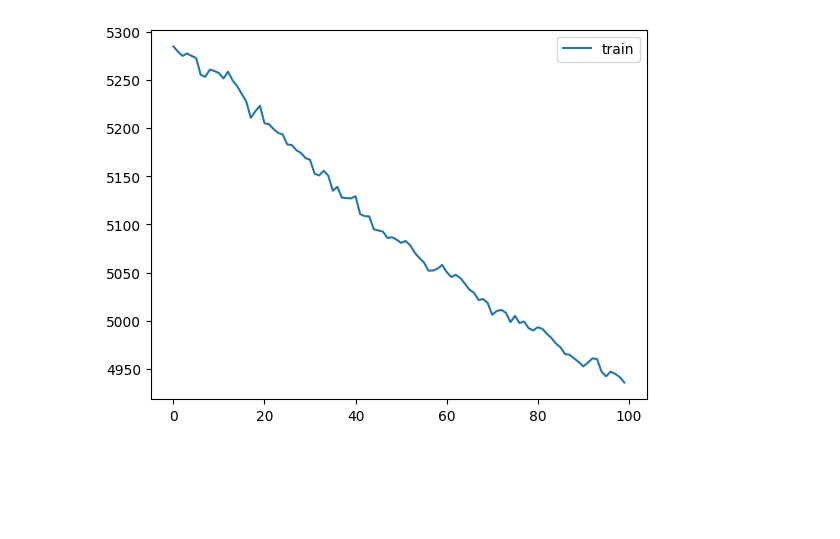
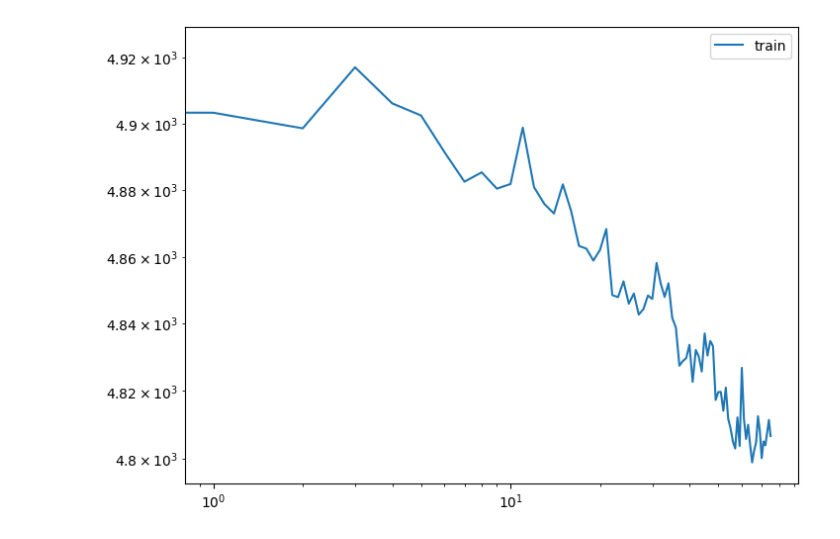
Before and after one commit to bsc-quantic/tn4ml, a Jupyter notebook: docs/examples/mnist_ad_sweeps.ipynb, the cells around one changed output. Saved outputs shown, nothing was run; the diff lists cells and outputs as text; code cells hidden in the pictures; blank space fills up the shorter version.

```diff
--- a/docs/examples/mnist_ad_sweeps.ipynb
+++ b/docs/examples/mnist_ad_sweeps.ipynb
@@ -72,3 +79,16 @@ test_anomaly = zigzag_order(X_pool_anomaly_test)
+# %%
+if zigzag:
+    train_normal = zigzag_order(X_resized["normal"])
+    test_normal = zigzag_order(X_test_resized["normal"])
+
+    train_anomaly = zigzag_order(X_resized["anomaly"])
+    test_anomaly = zigzag_order(X_test_resized["anomaly"])
+else:
+    train_normal = X_resized['normal'].reshape(-1, X_resized['normal'].shape[1]*X_resized['normal'].shape[2])
+    test_normal = X_test_resized['normal'].reshape(-1, X_test_resized['normal'].shape[1]*X_test_resized['normal'].shape[2])
+
+    train_anomaly = X_resized['anomaly'].reshape(-1, X_resized['anomaly'].shape[1]*X_resized['anomaly'].shape[2])
+    test_anomaly = X_test_resized['anomaly'].reshape(-1, X_test_resized['anomaly'].shape[1]*X_test_resized['anomaly'].shape[2])
 # %%
 # take train_size samples from normal class for training
 train_size = 2048
@@ -86,6 +103,6 @@ train_normal = np.take(train_normal, indices, axis=0)
 # %%
 # define model parameters
-L = 49
+L = 7*7
 initializer = gramschmidt('normal', 1e-5)
 key = jax.random.key(42)
 shape_method = 'noteven'
@@ -114,11 +131,14 @@ def loss_combined(*args, **kwargs):
     return CombinedLoss(*args, **kwargs, error=error, reg=lambda P: alpha*reg(P))
 # %%
 # define training parameters
+epochs = 100
+batch_size = 256
 optimizer = optax.adam
 strategy = 'sweeps'
 loss = loss_combined
 train_type = 0
 embedding = trigonometric()
 learning_rate = 1e-4
+earlystop = EarlyStopping(min_delta=0, patience=10, monitor='loss', mode='min')
 
 model.configure(optimizer=optimizer, strategy=strategy, loss=loss, train_type=train_type, learning_rate=learning_rate)
@@ -130,7 +147,8 @@ history = model.train(train_normal,
             epochs=epochs,
             batch_size=batch_size,
             embedding = embedding,
-            normalize=True,
-            dtype=jnp.float64,
+            normalize = True,
+            dtype = jnp.float64,
+            earlystop = earlystop,
             cache=False, # for sweeping strategy no cache because of memory issues
             )
@@ -137,7 +173,8 @@ history = model.train(train_normal,
 # %%
 # plot loss
-plt.plot(range(len(history['loss'])), history['loss'], label='train')
+plt.figure(figsize=(8, 6))
+plt.loglog(range(len(history['loss'])), history['loss'], label='train')
 plt.legend()
 plt.show()
 # %% [output]
-[figure, old version]
+[figure, new version]
```
Also changed, not shown: parts of 29 cells of this notebook.
